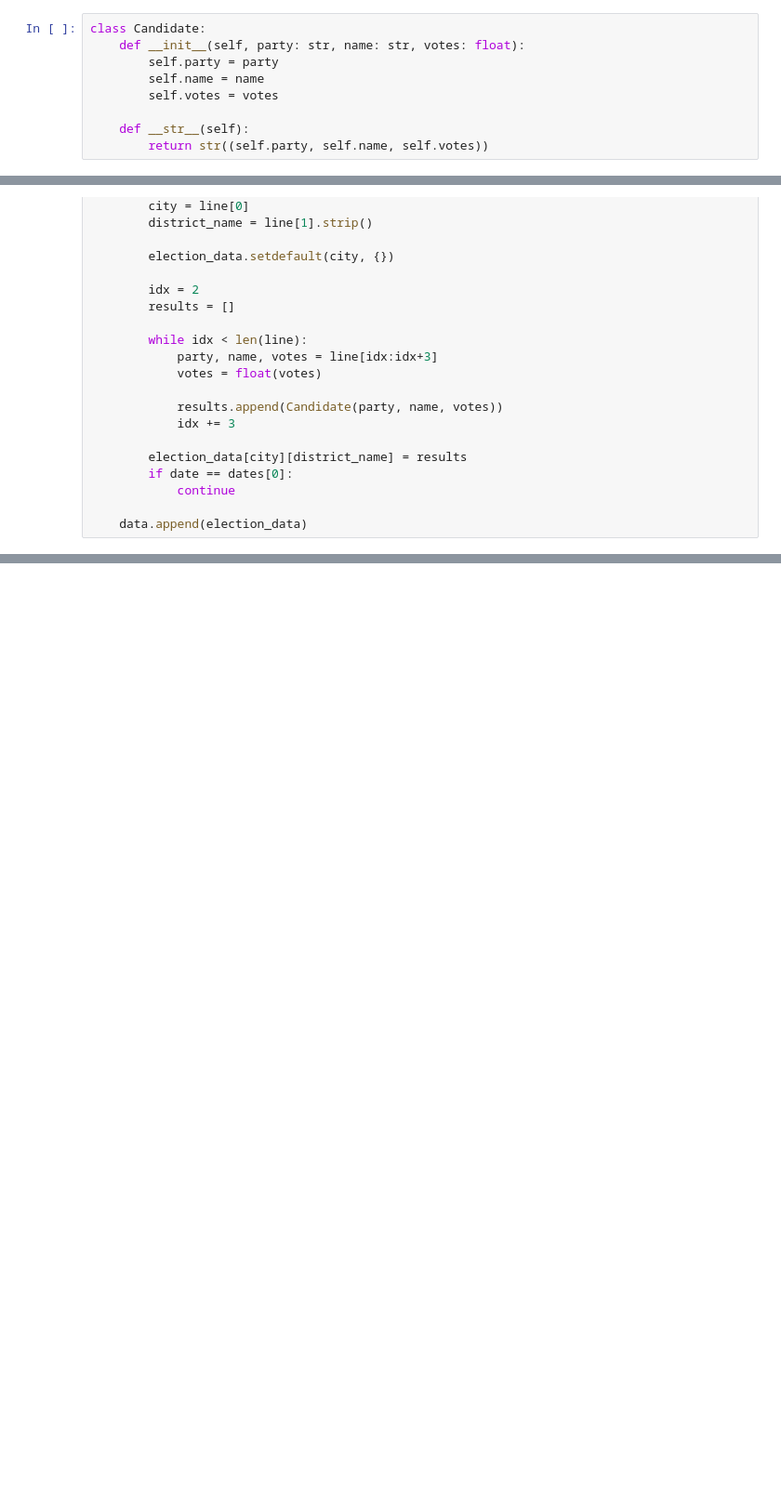
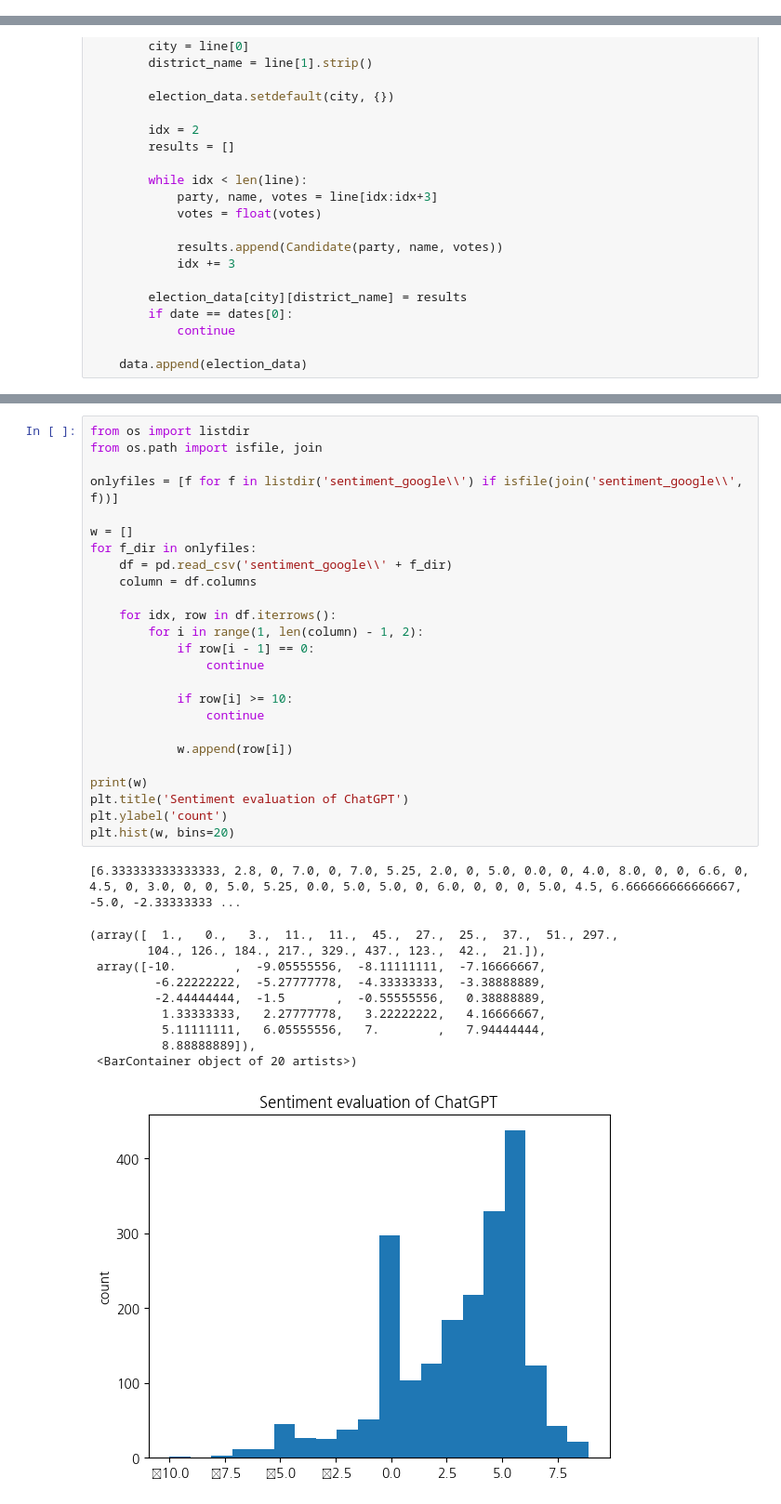
Before and after one commit to BarkNMeow/K-GEPMo, a Jupyter notebook: main.ipynb, the cells around one changed output, grey strips where cells are left out. Shown at 93% size. Drawn from its saved outputs; the diff is of its cells as text; blank space fills up the shorter version.

```diff
--- a/main.ipynb
+++ b/main.ipynb
@@ -12,11 +8,2 @@ rc('font', family='NanumGothic')
 
 dates = ['20120411', '20160413', '20200415', '20240410']
-# %%
-class Candidate:
-    def __init__(self, party: str, name: str, votes: float):
-        self.party = party
-        self.name = name
-        self.votes = votes
-
-    def __str__(self):
-        return str((self.party, self.name, self.votes))
@@ -388,0 +42,37 @@ plt.scatter(X, Y, c=colors, alpha=0.3, edgecolors='none')
+# %%
+from os import listdir
+from os.path import isfile, join
+
+onlyfiles = [f for f in listdir('sentiment_google\\') if isfile(join('sentiment_google\\', f))]
+
+w = []
+for f_dir in onlyfiles:
+    df = pd.read_csv('sentiment_google\\' + f_dir)
+    column = df.columns
+
+    for idx, row in df.iterrows():
+        for i in range(1, len(column) - 1, 2):
+            if row[i - 1] == 0:
+                continue
+
+            if row[i] >= 10:
+                continue
+
+            w.append(row[i])
+
+print(w)
+plt.title('Sentiment evaluation of ChatGPT')
+plt.ylabel('count')
+plt.hist(w, bins=20)
+# %% [output]
+[6.333333333333333, 2.8, 0, 7.0, 0, 7.0, 5.25, 2.0, 0, 5.0, 0.0, 0, 4.0, 8.0, 0, 0, 6.6, 0, 4.5, 0, 3.0, 0, 0, 5.0, 5.25, 0.0, 5.0, 5.0, 0, 6.0, 0, 0, 0, 5.0, 4.5, 6.666666666666667, -5.0, -2.33333333 ...
+(array([  1.,   0.,   3.,  11.,  11.,  45.,  27.,  25.,  37.,  51., 297.,
+        104., 126., 184., 217., 329., 437., 123.,  42.,  21.]),
+ array([-10.        ,  -9.05555556,  -8.11111111,  -7.16666667,
+         -6.22222222,  -5.27777778,  -4.33333333,  -3.38888889,
+         -2.44444444,  -1.5       ,  -0.55555556,   0.38888889,
+          1.33333333,   2.27777778,   3.22222222,   4.16666667,
+          5.11111111,   6.05555556,   7.        ,   7.94444444,
+          8.88888889]),
+ <BarContainer object of 20 artists>)
+[figure, added]
```
Also changed, not shown: parts of 15 cells of this notebook, 4 other files.
